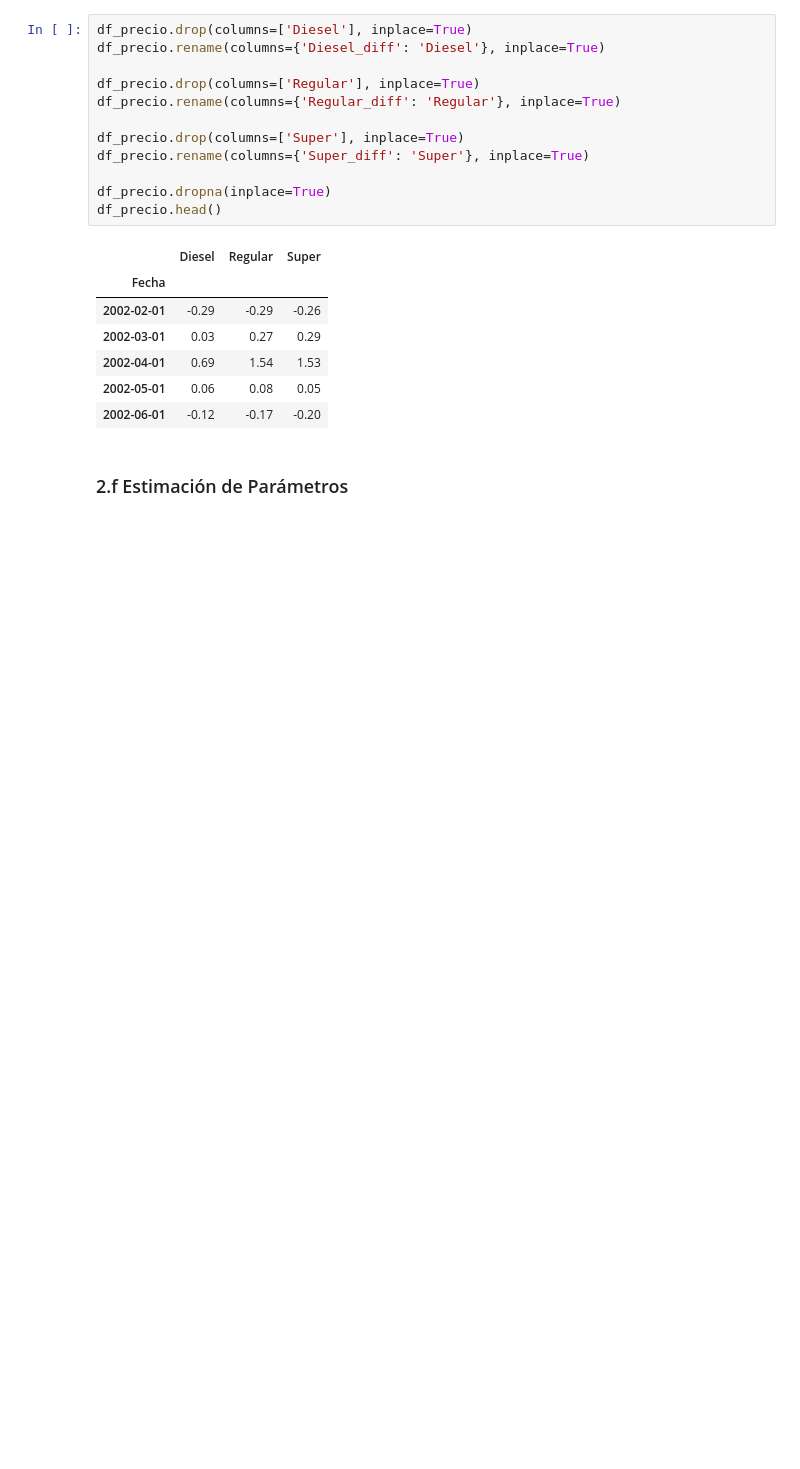
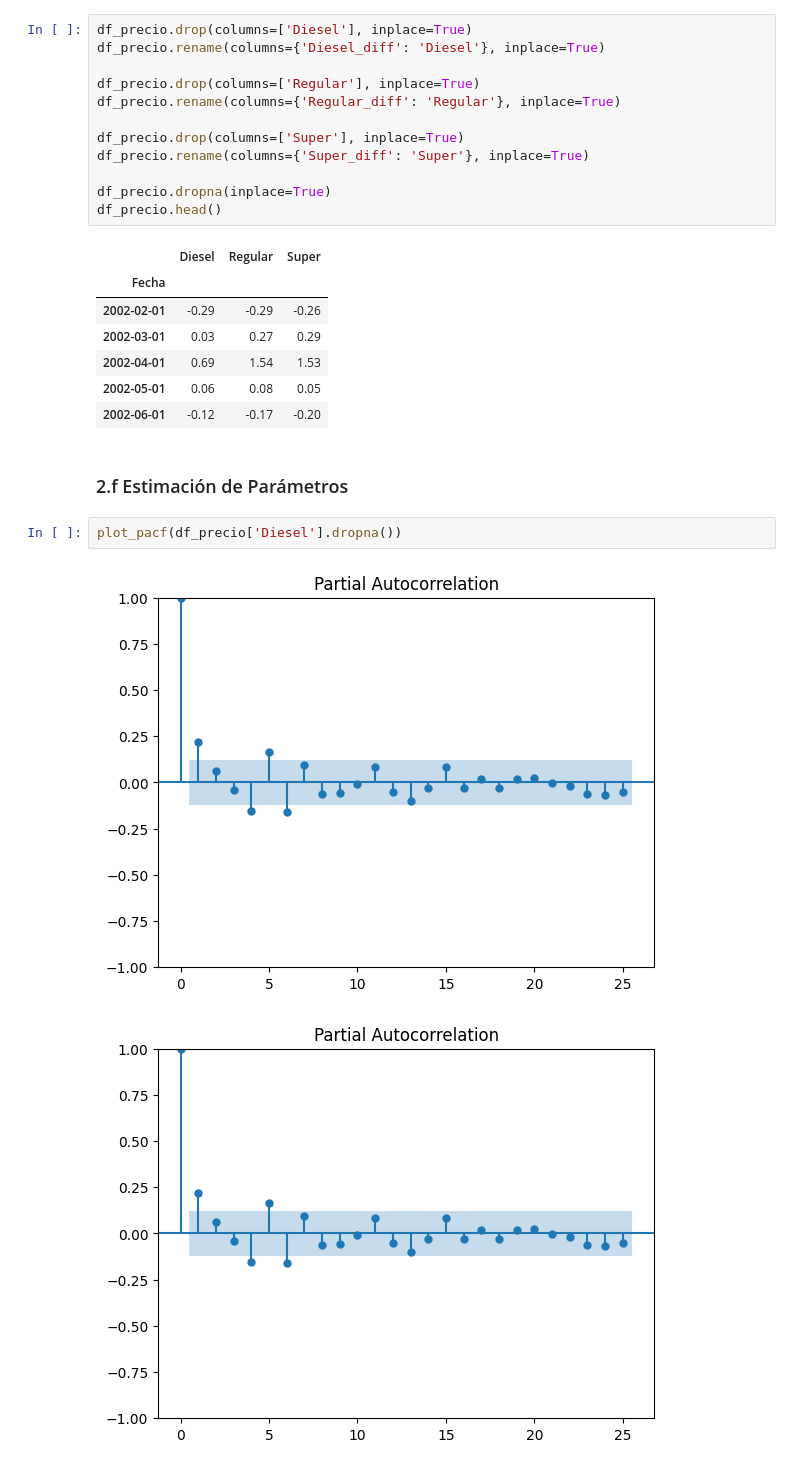
Before and after one commit to FranzCastillo/GUA-Gasoline-Analysis, a Jupyter notebook: modeling.ipynb, the cells around one changed output. Cells and saved outputs as stored; diff of their text form; blank space fills up the shorter version.

Commit message:
PACF and First ARIMA models

```diff
--- a/modeling.ipynb
+++ b/modeling.ipynb
@@ -595,3 +596,8 @@ df_precio.head()
 | 2002-06-01 | -0.12 | -0.17 | -0.20 |
 # %% [markdown]
 ### 2.f Estimación de Parámetros
+# %%
+plot_pacf(df_precio['Diesel'].dropna())
+# %% [output]
+[figure, added]
+[figure, added]
```
Also changed, not shown: parts of 38 cells of this notebook.
